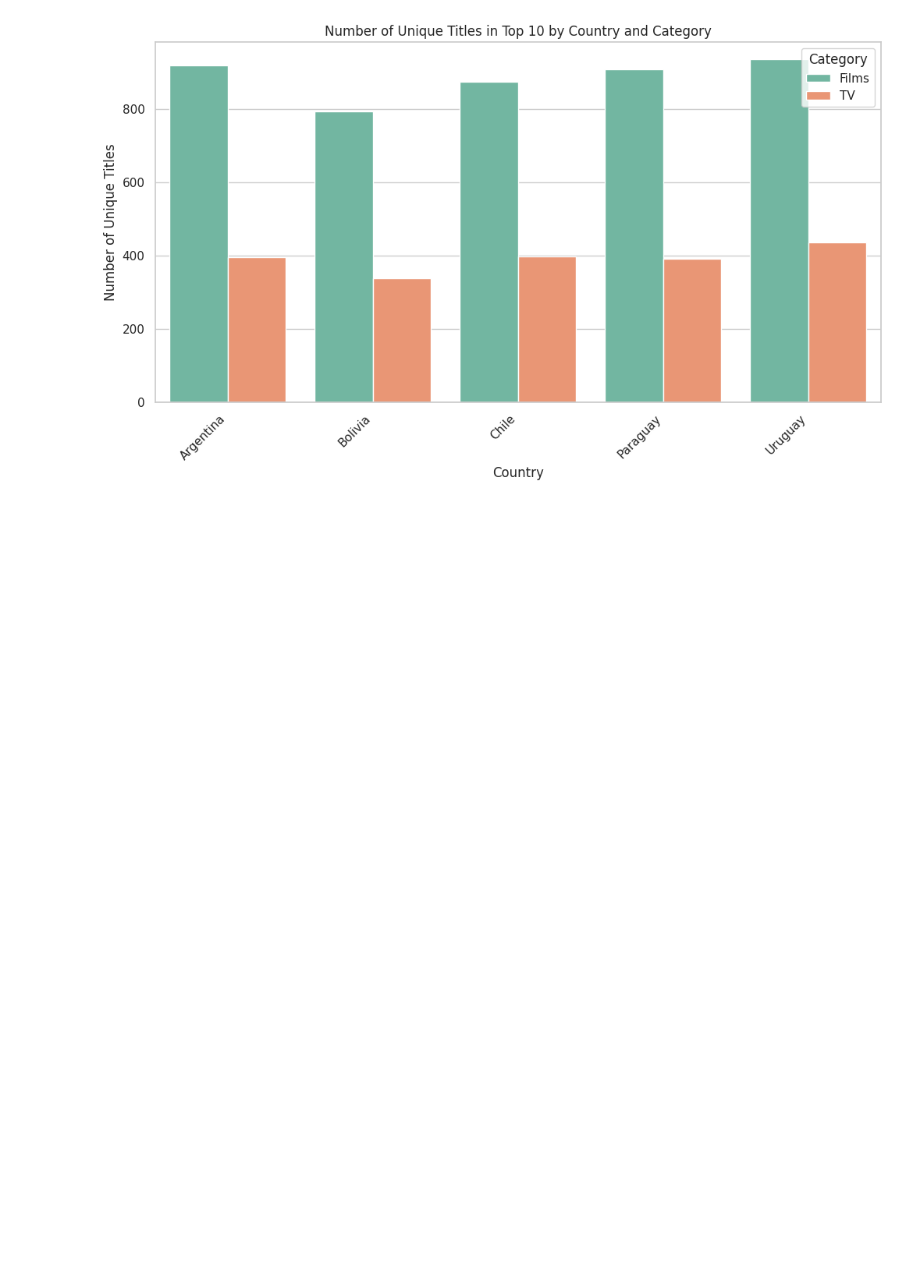
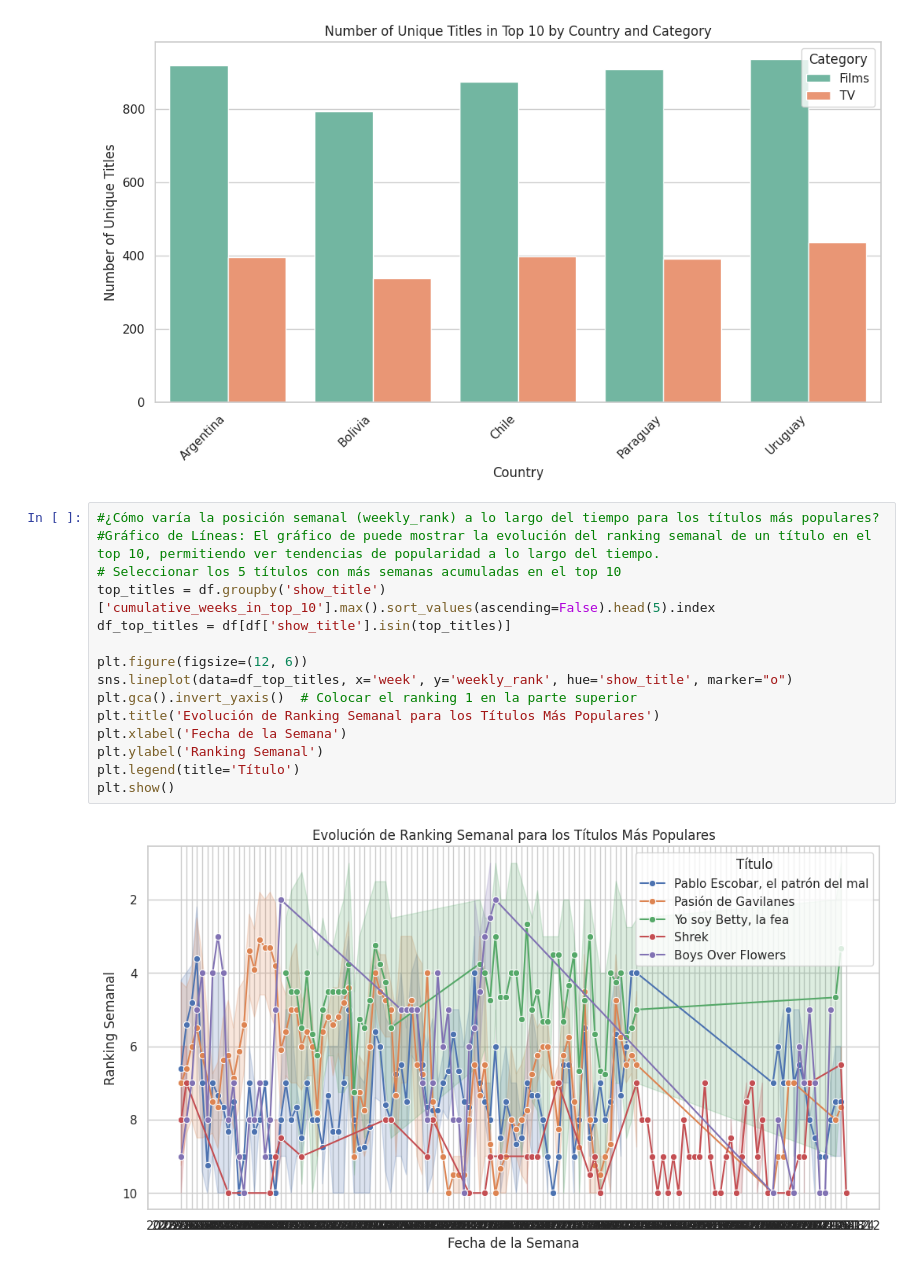
Before and after one commit to CristianAyala/infovis, a Jupyter notebook: TP_FINAL_AYALA_COCA_NETFLIX_ITBA_VISUALIZACION_DE_LA_INFORMACION_V2.ipynb, the cells around one changed output. Drawn from its saved outputs; the diff is of its cells as text; blank space fills up the shorter version.

```diff
--- a/TP_FINAL_AYALA_COCA_NETFLIX_ITBA_VISUALIZACION_DE_LA_INFORMACION_V2.ipynb
+++ b/TP_FINAL_AYALA_COCA_NETFLIX_ITBA_VISUALIZACION_DE_LA_INFORMACION_V2.ipynb
@@ -271,3 +271,20 @@ plt.legend(title='Category')
 plt.show()
 # %% [output]
 [figure]
+# %%
+#¿Cómo varía la posición semanal (weekly_rank) a lo largo del tiempo para los títulos más populares?
+#Gráfico de Líneas: El gráfico de puede mostrar la evolución del ranking semanal de un título en el top 10, permitiendo ver tendencias de popularidad a lo largo del tiempo.
+# Seleccionar los 5 títulos con más semanas acumuladas en el top 10
+top_titles = df.groupby('show_title')['cumulative_weeks_in_top_10'].max().sort_values(ascending=False).head(5).index
+df_top_titles = df[df['show_title'].isin(top_titles)]
+
+plt.figure(figsize=(12, 6))
+sns.lineplot(data=df_top_titles, x='week', y='weekly_rank', hue='show_title', marker="o")
+plt.gca().invert_yaxis()  # Colocar el ranking 1 en la parte superior
+plt.title('Evolución de Ranking Semanal para los Títulos Más Populares')
+plt.xlabel('Fecha de la Semana')
+plt.ylabel('Ranking Semanal')
+plt.legend(title='Título')
+plt.show()
+# %% [output]
+[figure, added]
```
Also changed, not shown: parts of 7 cells of this notebook.
